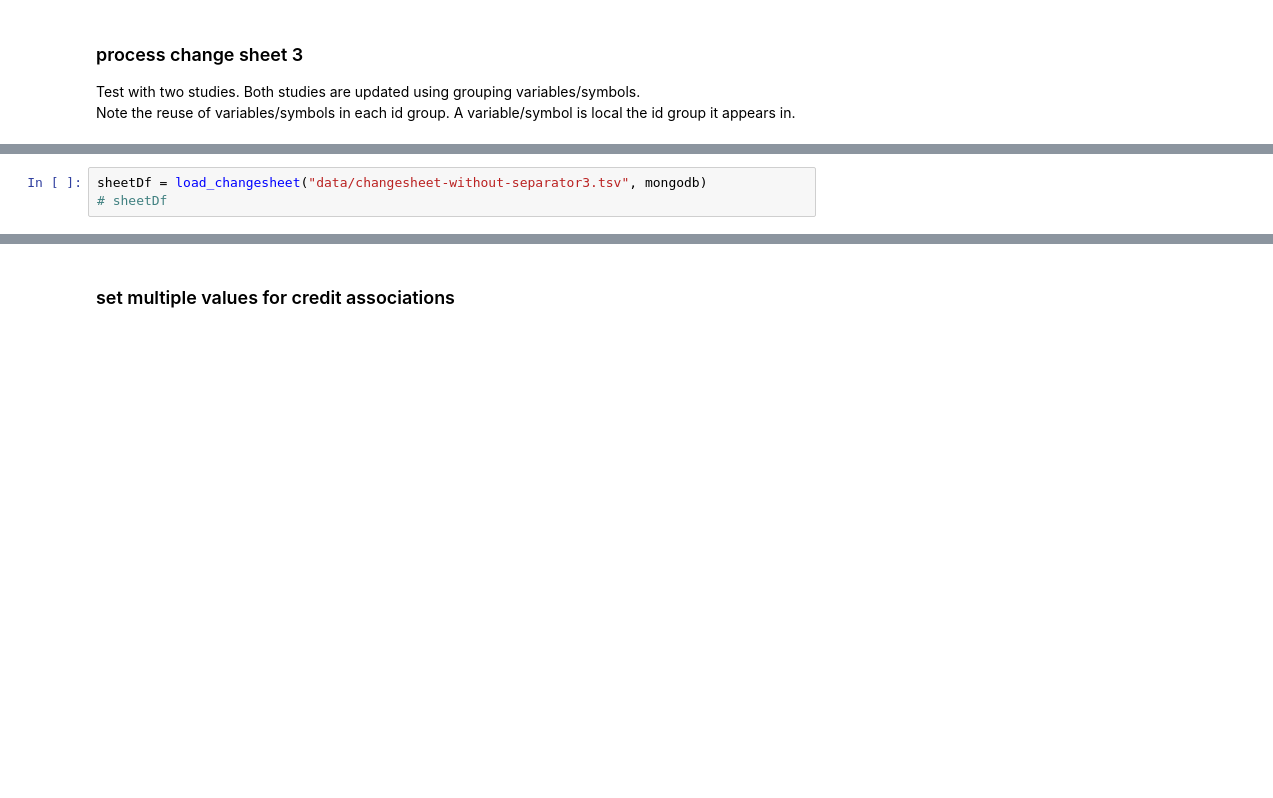
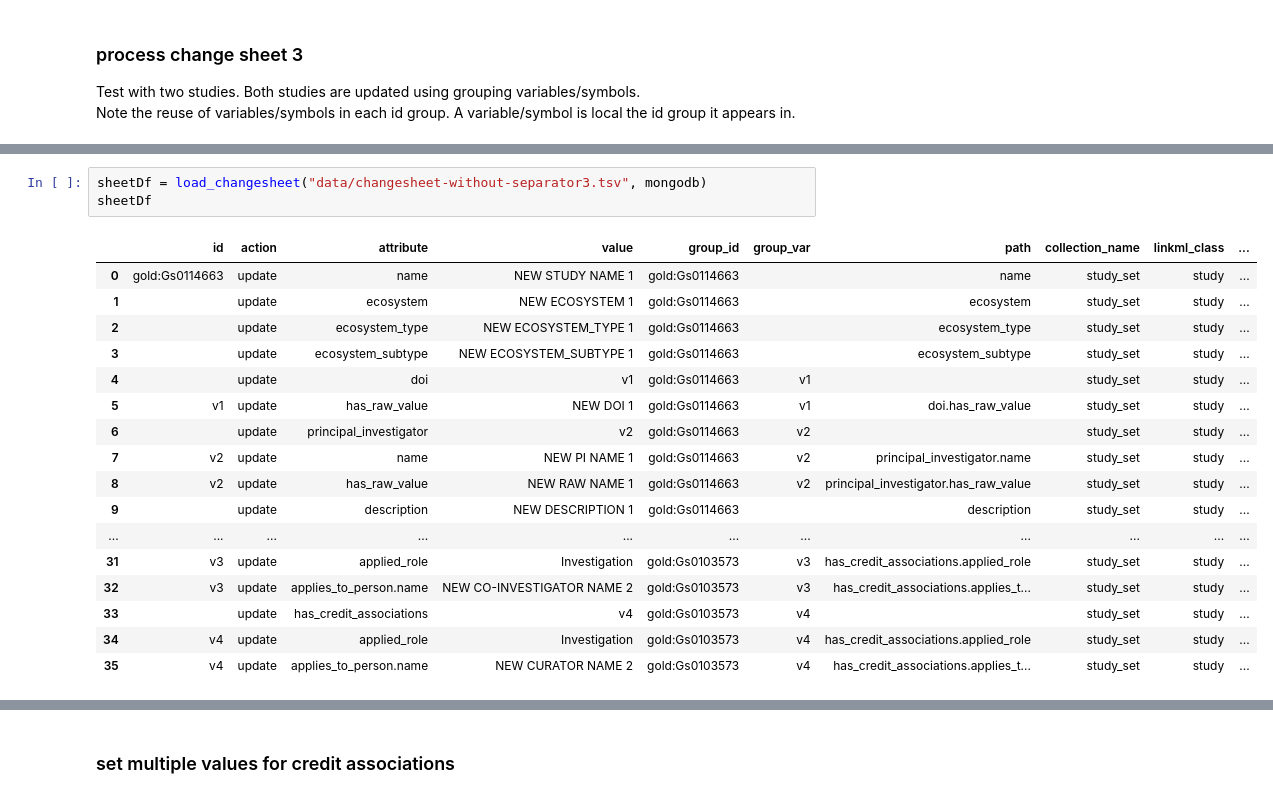
Before and after one commit to microbiomedata/nmdc-runtime, a Jupyter notebook: metadata-translation/notebooks/changesheets-example.ipynb, the cells around one changed output, grey strips where cells are left out. Saved outputs shown, nothing was run; the diff lists cells and outputs as text; blank space fills up the shorter version.

```diff
--- a/metadata-translation/notebooks/changesheets-example.ipynb
+++ b/metadata-translation/notebooks/changesheets-example.ipynb
@@ -96,5 +173,23 @@ pd.read_csv("data/changesheet-without-separator3.tsv", sep="\t", dtype="string")
 # %%
 sheetDf = load_changesheet("data/changesheet-without-separator3.tsv", mongodb)
-# sheetDf
+sheetDf
+# %% [output]
+|  | id | action | attribute | value | group_id | group_var | path | collection_name | linkml_class | ... |
+| 0 | gold:Gs0114663 | update | name | NEW STUDY NAME 1 | gold:Gs0114663 |  | name | study_set | study | ... |
+| 1 |  | update | ecosystem | NEW ECOSYSTEM 1 | gold:Gs0114663 |  | ecosystem | study_set | study | ... |
+| 2 |  | update | ecosystem_type | NEW ECOSYSTEM_TYPE 1 | gold:Gs0114663 |  | ecosystem_type | study_set | study | ... |
+| 3 |  | update | ecosystem_subtype | NEW ECOSYSTEM_SUBTYPE 1 | gold:Gs0114663 |  | ecosystem_subtype | study_set | study | ... |
+| 4 |  | update | doi | v1 | gold:Gs0114663 | v1 |  | study_set | study | ... |
+| 5 | v1 | update | has_raw_value | NEW DOI 1 | gold:Gs0114663 | v1 | doi.has_raw_value | study_set | study | ... |
+| 6 |  | update | principal_investigator | v2 | gold:Gs0114663 | v2 |  | study_set | study | ... |
+| 7 | v2 | update | name | NEW PI NAME 1 | gold:Gs0114663 | v2 | principal_investigator.name | study_set | study | ... |
+| 8 | v2 | update | has_raw_value | NEW RAW NAME 1 | gold:Gs0114663 | v2 | principal_investigator.has_raw_value | study_set | study | ... |
+| 9 |  | update | description | NEW DESCRIPTION 1 | gold:Gs0114663 |  | description | study_set | study | ... |
+| ... | ... | ... | ... | ... | ... | ... | ... | ... | ... | ... |
+| 31 | v3 | update | applied_role | Investigation | gold:Gs0103573 | v3 | has_credit_associations.applied_role | study_set | study | ... |
+| 32 | v3 | update | applies_to_person.name | NEW CO-INVESTIGATOR NAME 2 | gold:Gs0103573 | v3 | has_credit_associations.applies_t... | study_set | study | ... |
+| 33 |  | update | has_credit_associations | v4 | gold:Gs0103573 | v4 |  | study_set | study | ... |
+| 34 | v4 | update | applied_role | Investigation | gold:Gs0103573 | v4 | has_credit_associations.applied_role | study_set | study | ... |
+| 35 | v4 | update | applies_to_person.name | NEW CURATOR NAME 2 | gold:Gs0103573 | v4 | has_credit_associations.applies_t... | study_set | study | ... |
 # %%
 print_results(process_changesheet(sheetDf, mongodb, temp_db), print_before=True)
```
Also changed, not shown: parts of 31 cells of this notebook, 4 other files.
